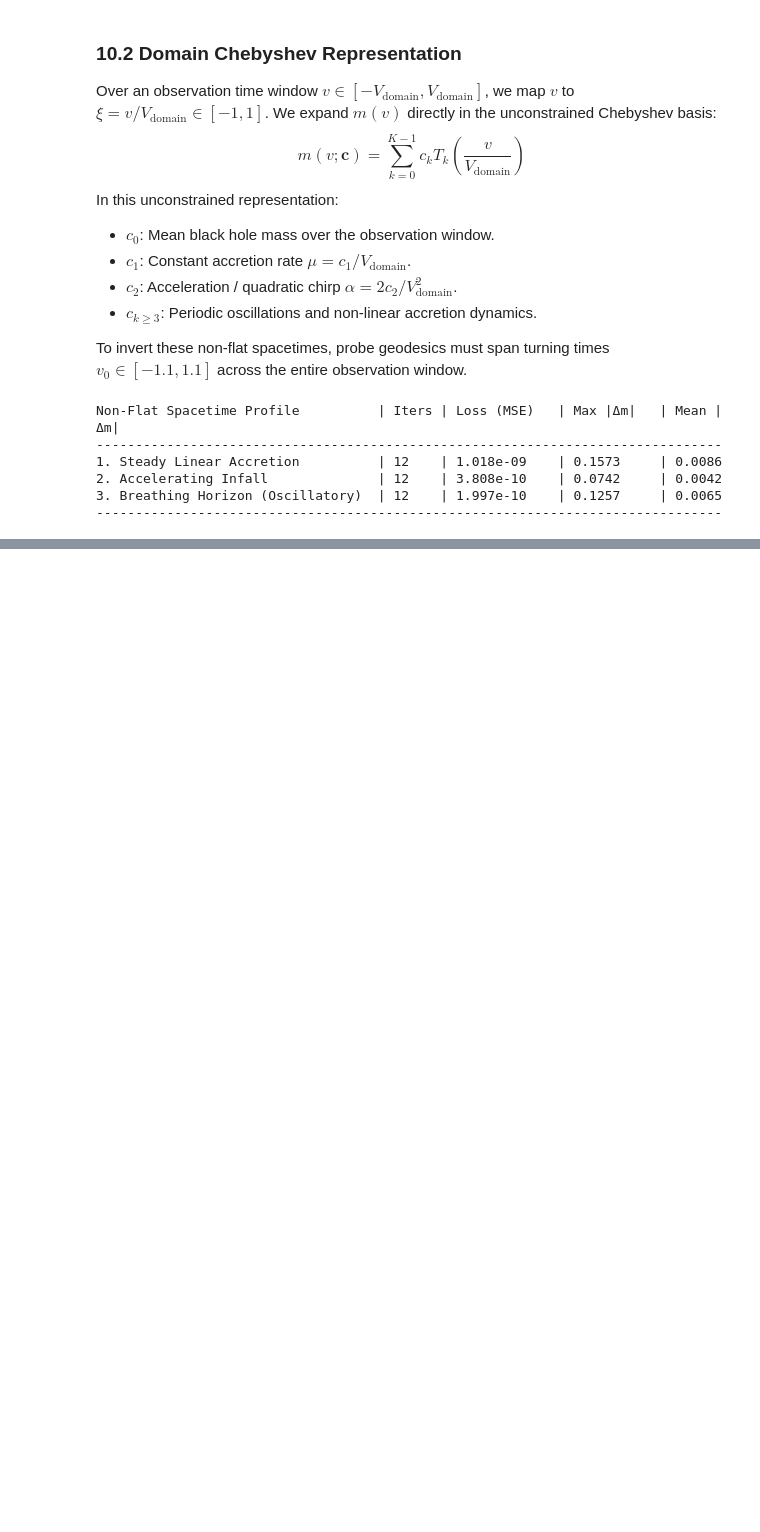
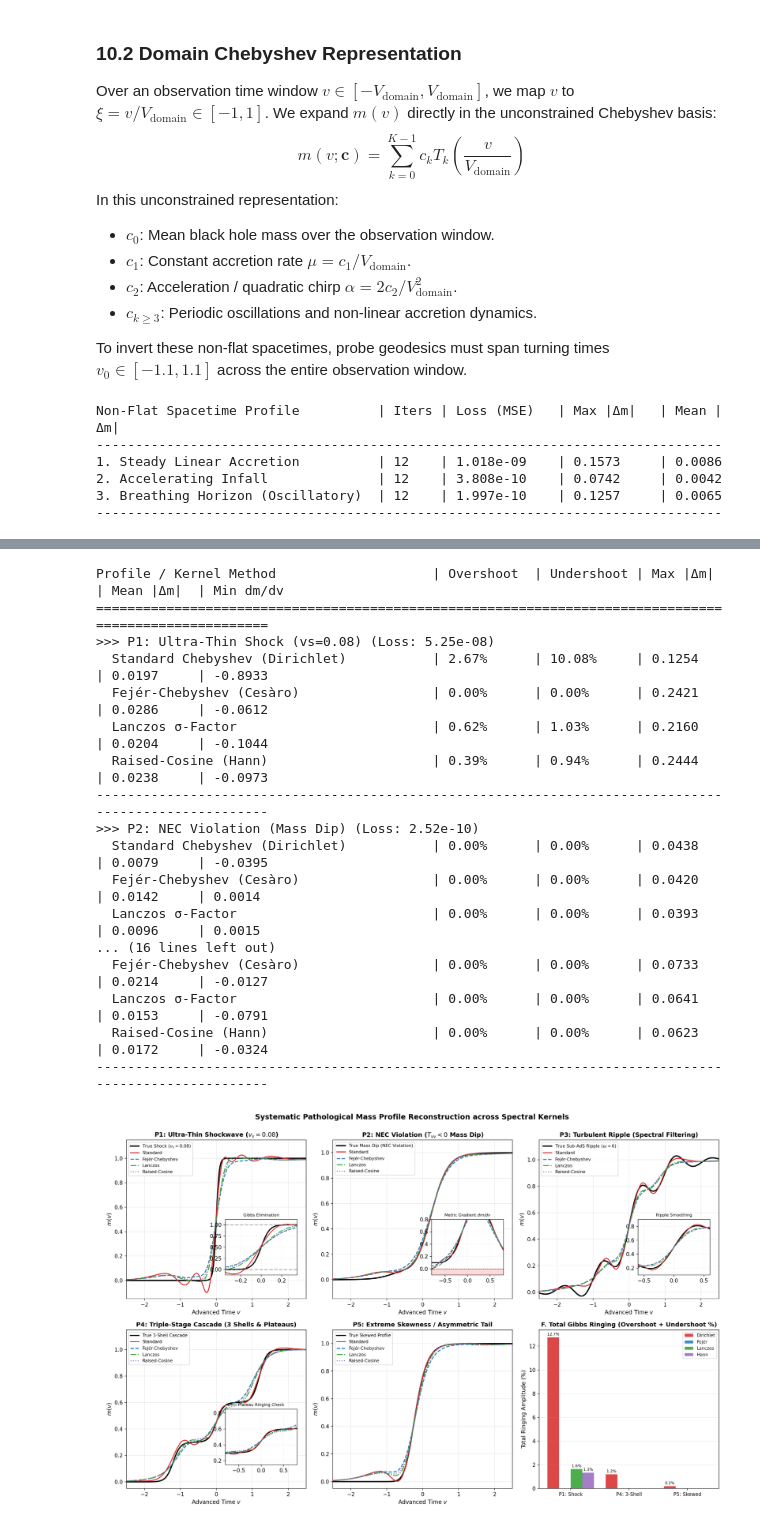
Before and after one commit to ihan60220/holography, a Jupyter notebook: notebooks/vaidya_orthogonal_basis_reconstruction.ipynb, the cells around one changed output, grey strips where cells are left out. Saved outputs shown, nothing was run; the diff lists cells and outputs as text; code cells hidden in the pictures; blank space fills up the shorter version.

Commit message:
bulk reconstruction results for sample entropies

```diff
--- a/notebooks/vaidya_orthogonal_basis_reconstruction.ipynb
+++ b/notebooks/vaidya_orthogonal_basis_reconstruction.ipynb
@@ -1100,0 +1334,63 @@ Non-Flat Spacetime Profile          | Iters | Loss (MSE)   | Max |Δm|   | Mean
+# %%
+import os
+import numpy as np
+import matplotlib.pyplot as plt
+
+# Load saved pathological benchmark data
+data_paths = [
+    "/home/paulhan65/holography/notebooks/pathological_kernel_benchmark.npy",
+    "/home/paulhan65/.gemini/antigravity-cli/brain/111dda55-dca7-4f74-9da7-30620c3356c1/scratch/pathological_kernel_benchmark.npy"
+]
+data_file = next((p for p in data_paths if os.path.exists(p)), None)
+if data_file is None:
+    raise FileNotFoundError("pathological_kernel_benchmark.npy not found.")
+
+data = np.load(data_file, allow_pickle=True).item()
+full_res = data["full_patho_results"]
+v_eval = data["v_eval_p"]
+K = data["K"]
+
+print(f"{'Profile / Kernel Method':<42} | {'Overshoot':<10} | {'Undershoot':<10} | {'Max |Δm|':<10} | {'Mean |Δm|':<10} | {'Min dm/dv':<10}")
+print("=" * 102)
+
+for p_name, p_data in full_res.items():
+    print(f">>> {p_name} (Loss: {p_data['losses'][-1]:.2e})")
+    for k_name, k_data in p_data['kernel_results'].items():
+        ov = f"{k_data['overshoot']*100:.2f}%"
+        un = f"{k_data['undershoot']*100:.2f}%"
+        max_e = f"{k_data['max_err']:.4f}"
+        mean_e = f"{k_data['mean_err']:.4f}"
+        min_d = f"{k_data['min_deriv']:.4f}"
+        print(f"  {k_name:<40} | {ov:<10} | {un:<10} | {max_e:<10} | {mean_e:<10} | {min_d:<10}")
+    print("-" * 102)
+
+# Load and display pre-generated 6-panel comparison figure
+fig_path = "/home/paulhan65/holography/notebooks/pathological_kernel_comparison.png"
+if os.path.exists(fig_path):
+    import matplotlib.image as mpimg
+    img = mpimg.imread(fig_path)
+    plt.figure(figsize=(18, 11))
+    plt.imshow(img)
+    plt.axis("off")
+    plt.title("Systematic Pathological Mass Profile Reconstruction across Spectral Kernels", fontsize=14, fontweight="bold", pad=12)
+    plt.tight_layout()
+    plt.show()
+# %% [output]
+Profile / Kernel Method                    | Overshoot  | Undershoot | Max |Δm|   | Mean |Δm|  | Min dm/dv
+======================================================================================================
+>>> P1: Ultra-Thin Shock (vs=0.08) (Loss: 5.25e-08)
+  Standard Chebyshev (Dirichlet)           | 2.67%      | 10.08%     | 0.1254     | 0.0197     | -0.8933
+  Fejér-Chebyshev (Cesàro)                 | 0.00%      | 0.00%      | 0.2421     | 0.0286     | -0.0612
+  Lanczos σ-Factor                         | 0.62%      | 1.03%      | 0.2160     | 0.0204     | -0.1044
+  Raised-Cosine (Hann)                     | 0.39%      | 0.94%      | 0.2444     | 0.0238     | -0.0973
+------------------------------------------------------------------------------------------------------
+>>> P2: NEC Violation (Mass Dip) (Loss: 2.52e-10)
+  Standard Chebyshev (Dirichlet)           | 0.00%      | 0.00%      | 0.0438     | 0.0079     | -0.0395
+  Fejér-Chebyshev (Cesàro)                 | 0.00%      | 0.00%      | 0.0420     | 0.0142     | 0.0014
+  Lanczos σ-Factor                         | 0.00%      | 0.00%      | 0.0393     | 0.0096     | 0.0015
+... (16 lines left out)
+  Fejér-Chebyshev (Cesàro)                 | 0.00%      | 0.00%      | 0.0733     | 0.0214     | -0.0127
+  Lanczos σ-Factor                         | 0.00%      | 0.00%      | 0.0641     | 0.0153     | -0.0791
+  Raised-Cosine (Hann)                     | 0.00%      | 0.00%      | 0.0623     | 0.0172     | -0.0324
+------------------------------------------------------------------------------------------------------
+[figure, added]
```
Also changed, not shown: parts of 5 cells of this notebook, 10 other files.
